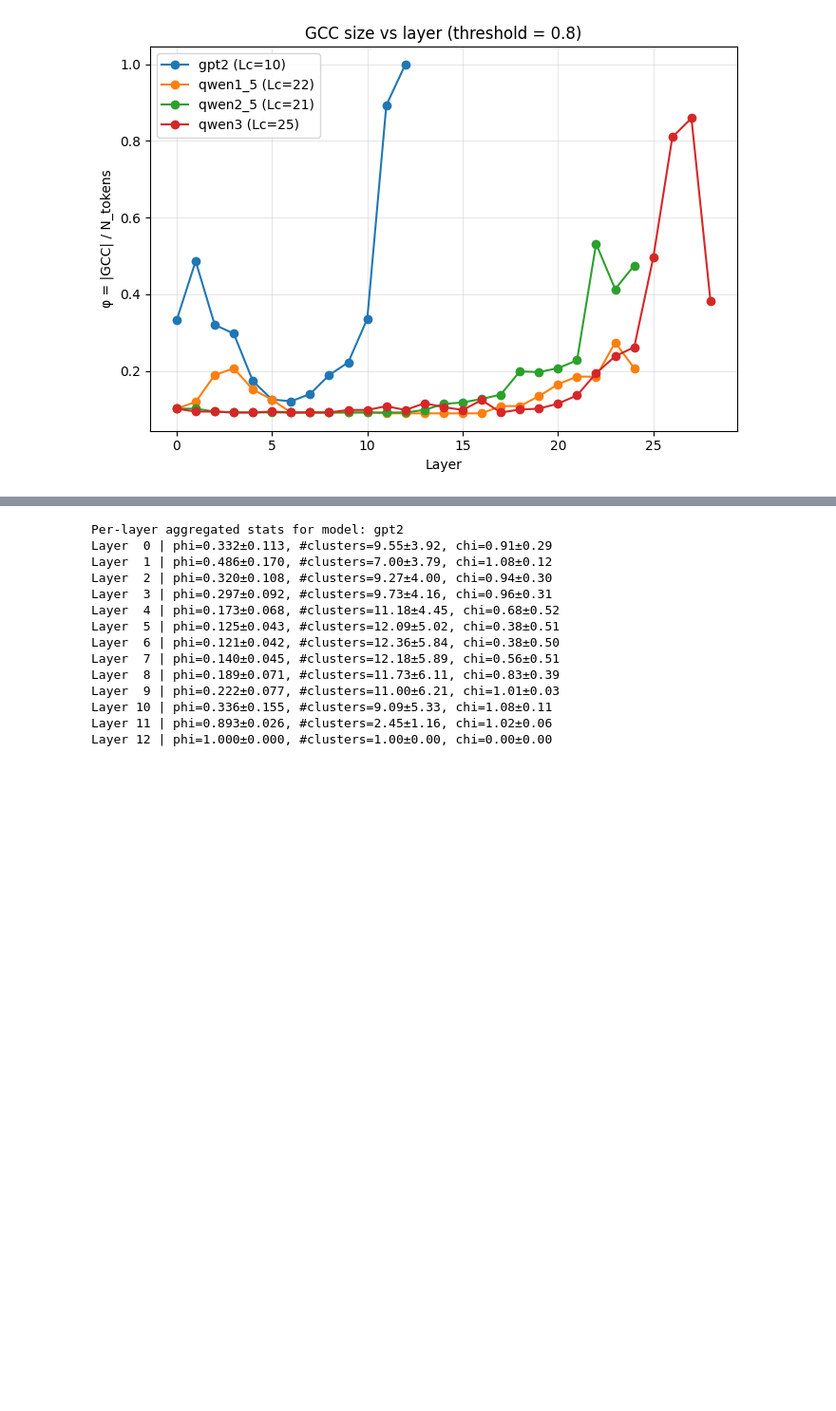
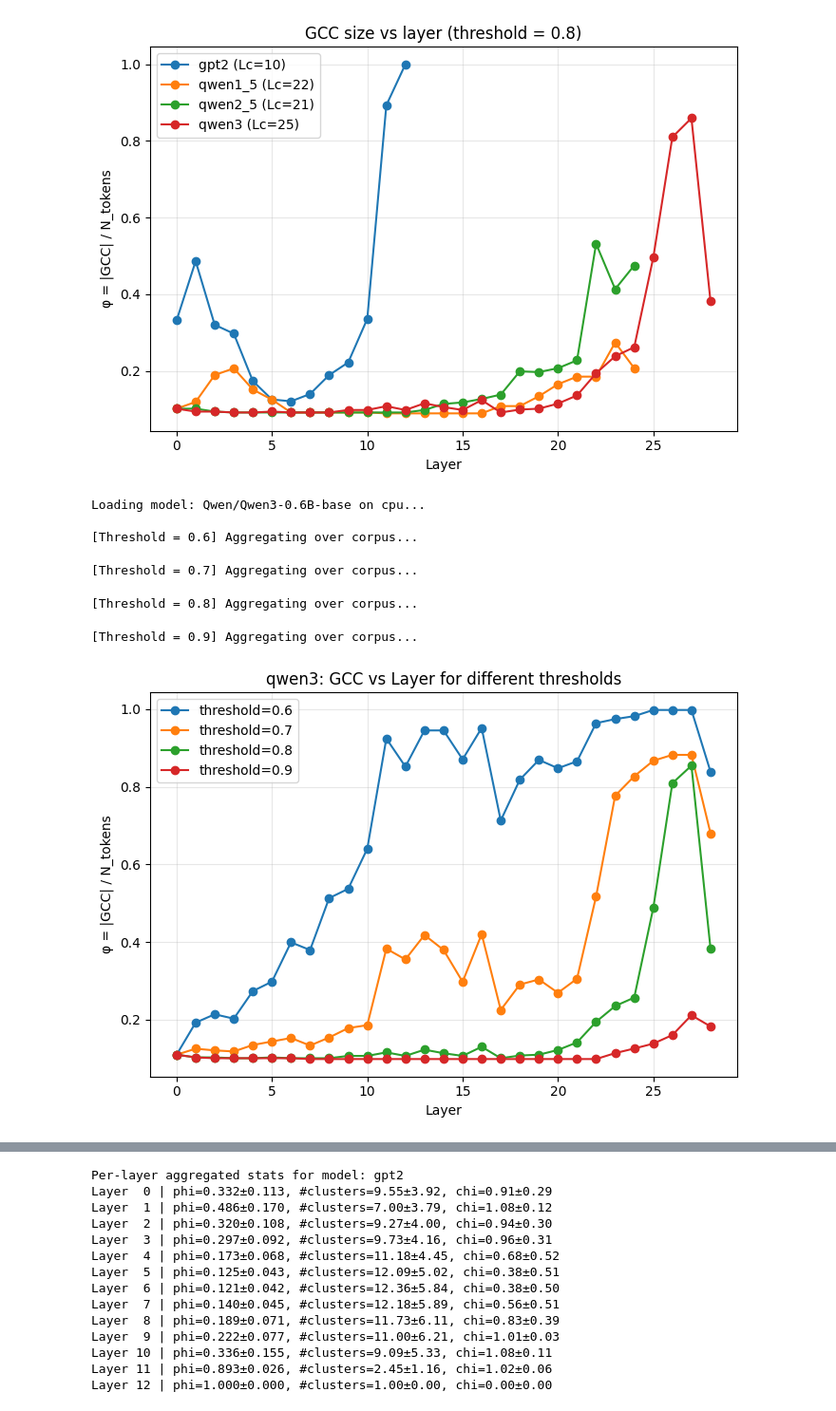
Before and after one commit to Joyuri1022/Cloud_Network_Group2, a Jupyter notebook: model_comparison_clean.ipynb, the cells around one changed output, grey strips where cells are left out. Shown at 95% size. Saved outputs shown, nothing was run; the diff lists cells and outputs as text; code cells hidden in the pictures; blank space fills up the shorter version.

```diff
--- a/model_comparison_clean.ipynb
+++ b/model_comparison_clean.ipynb
@@ -524,3 +738,19 @@ plt.tight_layout()
 plt.show()
 # %% [output]
 [figure]
+# %%
+MODEL_ID = "qwen3"   # select "qwen1_5" / "qwen2_5" / "qwen3"
+THRESHOLDS = [0.6, 0.7, 0.8, 0.9]
+
+run_threshold_comparison_for_model(
+    model_id=MODEL_ID,
+    thresholds=THRESHOLDS,
+)
+# %% [output]
+Loading model: Qwen/Qwen3-0.6B-base on cpu...
+
+[Threshold = 0.6] Aggregating over corpus...
+[Threshold = 0.7] Aggregating over corpus...
+[Threshold = 0.8] Aggregating over corpus...
+[Threshold = 0.9] Aggregating over corpus...
+[figure, added]
```
Also changed, not shown: parts of 11 cells of this notebook.
